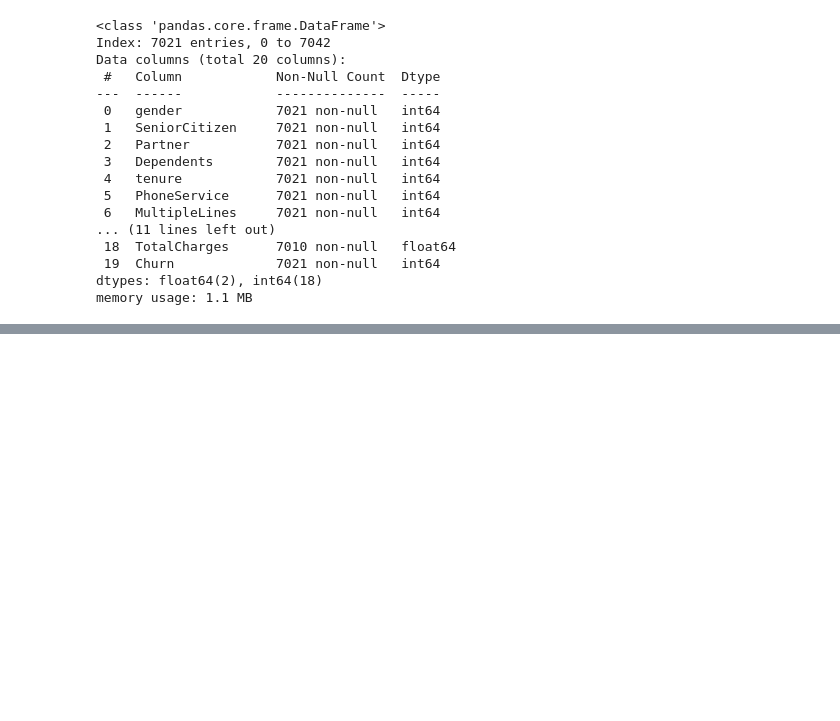
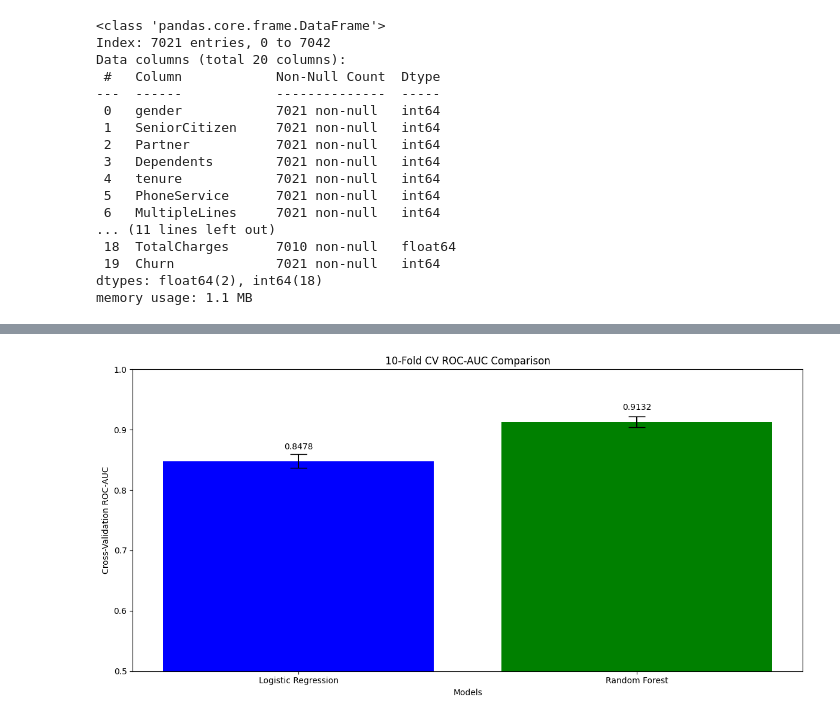
Before and after one commit to Pi-poel1/Machine-Learning-Project, a Jupyter notebook: churn_predection.ipynb, the cells around one changed output, grey strips where cells are left out. Drawn from its saved outputs; the diff is of its cells as text; code cells hidden in the pictures; blank space fills up the shorter version.

```diff
--- a/churn_predection.ipynb
+++ b/churn_predection.ipynb
@@ -332,0 +509,17 @@ Taille de l'ensemble de test : 1405
+# %%
+# ROC-AUC
+plt.figure(figsize=(12, 6))
+roc_auc_means = [res['roc_auc_mean'] for res in cv_results.values()]
+roc_auc_stds = [res['roc_auc_std'] for res in cv_results.values()]
+
+plt.bar(model_names, roc_auc_means, yerr=roc_auc_stds, capsize=10, color=['blue', 'green', 'red'])
+plt.xlabel('Models')
+plt.ylabel('Cross-Validation ROC-AUC')
+plt.title('10-Fold CV ROC-AUC Comparison')
+plt.ylim([0.5, 1.0])
+for i, mean in enumerate(roc_auc_means):
+    plt.text(i, mean + 0.02, f'{mean:.4f}', ha='center')
+plt.tight_layout()
+plt.show()
+# %% [output]
+[figure, added]
```
Also changed, not shown: parts of 18 cells of this notebook, 1 other file.
